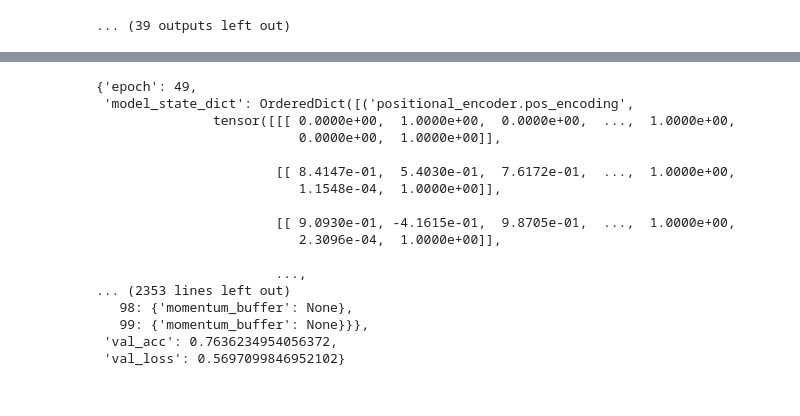
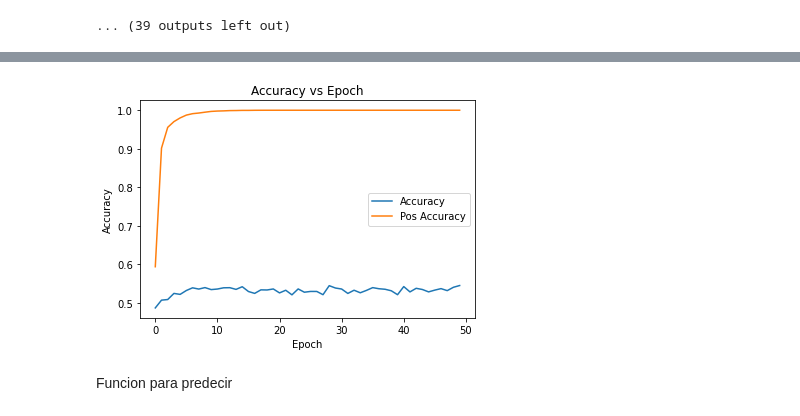
Before and after one commit to MrEarle/SCAN_PoS, a Jupyter notebook: TransformerPosTag.ipynb, the cells around one changed output, grey strips where cells are left out. Saved outputs shown, nothing was run; the diff lists cells and outputs as text; code cells hidden in the pictures.

```diff
--- a/TransformerPosTag.ipynb
+++ b/TransformerPosTag.ipynb
@@ -803,9 +817,13 @@ plt.show()
 # %%
-plt.plot(train_loss_list, label = "Accuracy")
-plt.plot(validation_loss_list, label = "Pos Accuracy")
+plt.plot(validation_accuracy_list, label = "Accuracy")
+plt.plot(validation_pos_accuracy_list, label = "Pos Accuracy")
 plt.xlabel('Epoch')
 plt.ylabel('Accuracy')
 plt.title('Accuracy vs Epoch')
 plt.legend()
 plt.show()
+# %% [output]
+[figure, added]
+# %% [markdown]
+Funcion para predecir
 # %%
@@ -856,20 +856,0 @@ addprimnopos = torch.load('/content/drive/Shareddrives/TextMining/checkpoints/si
-# %%
-addprimnopos
-# %% [output]
-{'epoch': 49,
- 'model_state_dict': OrderedDict([('positional_encoder.pos_encoding',
-               tensor([[[ 0.0000e+00,  1.0000e+00,  0.0000e+00,  ...,  1.0000e+00,
-                          0.0000e+00,  1.0000e+00]],
-
-                       [[ 8.4147e-01,  5.4030e-01,  7.6172e-01,  ...,  1.0000e+00,
-                          1.1548e-04,  1.0000e+00]],
-
-                       [[ 9.0930e-01, -4.1615e-01,  9.8705e-01,  ...,  1.0000e+00,
-                          2.3096e-04,  1.0000e+00]],
-
-                       ...,
-... (2353 lines left out)
-   98: {'momentum_buffer': None},
-   99: {'momentum_buffer': None}}},
- 'val_acc': 0.7636234954056372,
- 'val_loss': 0.5697099846952102}
```
Also changed, not shown: parts of 19 cells of this notebook.
